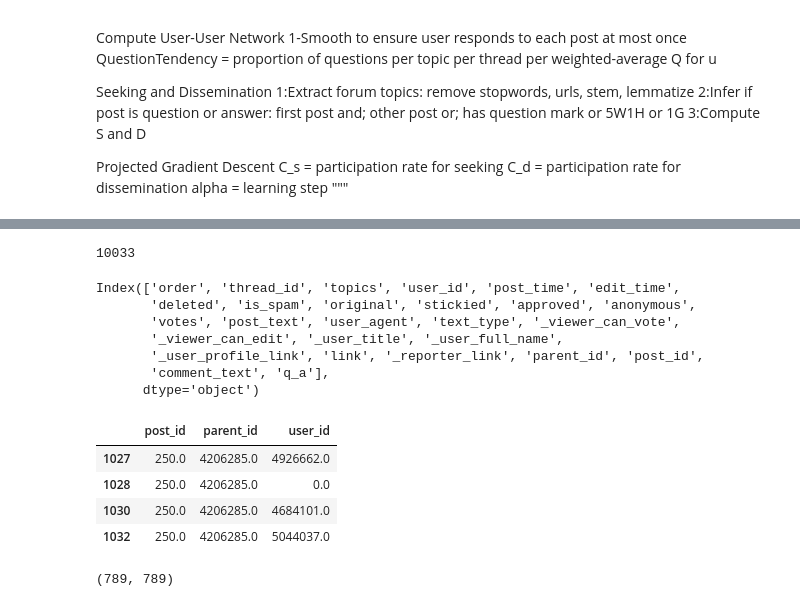
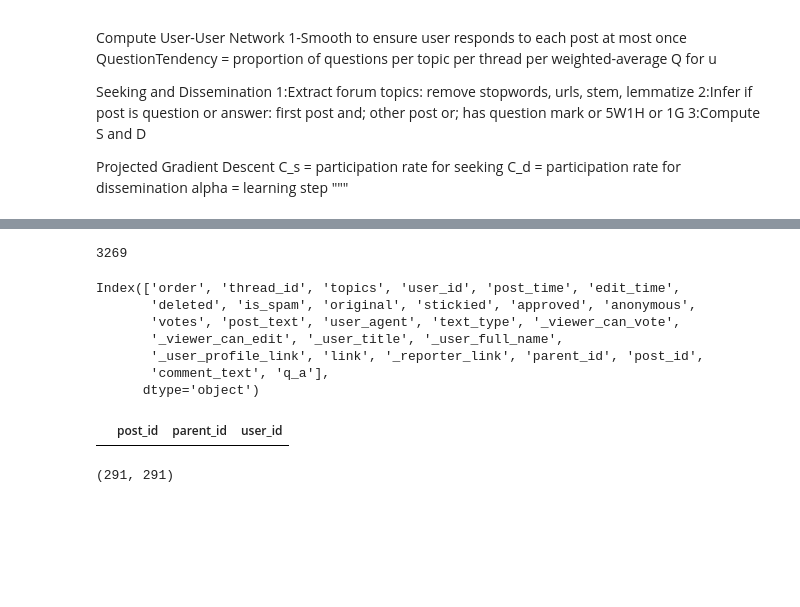
Before and after one commit to davidjlemay/social_learning_network_analysis, a Jupyter notebook: SNA-Coursera.ipynb, the cells around one changed output, grey strips where cells are left out. Drawn from its saved outputs; the diff is of its cells as text; code cells hidden in the pictures; blank space fills up the shorter version.

```diff
--- a/SNA-Coursera.ipynb
+++ b/SNA-Coursera.ipynb
@@ -43,7 +43,7 @@ thread = {}
 with open ('/home/davidlemay/Documents/social_learning_network_analysis/Coursera MOOCs/courses/designingcities-001/thread25-0', 'r') as f:
     thread = json.loads(f.read())
 # %%
-json.load(open('/home/davidlemay/Documents/social_learning_network_analysis/Coursera MOOCs/courses/designingcities-001/thread25-0','r'))
+json.load(open('/home/davidlemay/Documents/social_learning_network_analysis/Coursera MOOCs/courses/blendedlearning-001/thread25-0','r'))
 # %%
 import pandas as pd
 import numpy as np
@@ -51,7 +51,7 @@ import numpy as np
 import json, os
 # %%
 #Import Coursera course discussion forum files, concatenate threads
-directory = r'/home/davidlemay/Documents/social_learning_network_analysis/Coursera MOOCs/courses/designingcities-001/'
+directory = r'/home/davidlemay/Documents/social_learning_network_analysis/Coursera MOOCs/courses/automata-002/'
 threads = []
 for f in os.listdir(directory):
     thread = json.load(open(os.path.join(directory,f),'r'))
@@ -258,7 +259,7 @@ df.insert(2, 'topics', topics[0])
 # %%
 len(df.post_text)
 # %% [output]
-10033
+3269
 # %%
 df.columns
 # %% [output]
@@ -276,13 +277,9 @@ userNetwork = pd.crosstab(df1.user_id,df1.parent_id)
 idx = userNetwork.columns.union(userNetwork.index)
 userNetwork = userNetwork.reindex(index=idx, columns=idx, fill_value=0)
 # %%
-df1[df1['post_id'] == 250]
+df1[df1['post_id'] == 12]
 # %% [output]
 |  | post_id | parent_id | user_id |
-| 1027 | 250.0 | 4206285.0 | 4926662.0 |
-| 1028 | 250.0 | 4206285.0 | 0.0 |
-| 1030 | 250.0 | 4206285.0 | 4684101.0 |
-| 1032 | 250.0 | 4206285.0 | 5044037.0 |
 # %%
 userNetwork = pd.DataFrame(userNetwork.sort_index(axis=0).sort_index(axis=1))
 # %%
@@ -299,7 +297,7 @@ w_UserNetwork = fracPosts
 # %%
 userNetwork.shape
 # %% [output]
-(789, 789)
+(291, 291)
 # %%
 w_UserNetwork
 # %% [output]
```
Also changed, not shown: parts of 25 cells of this notebook, 2 other files.
